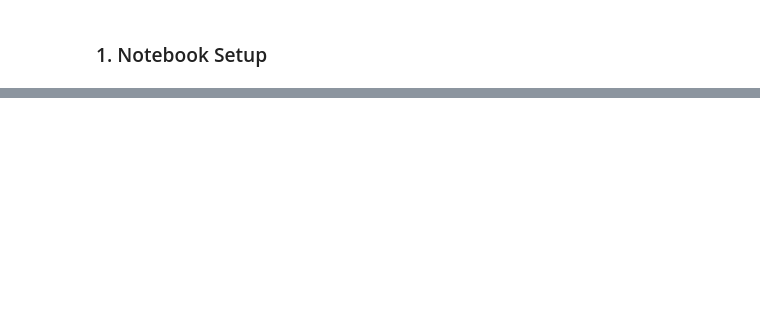
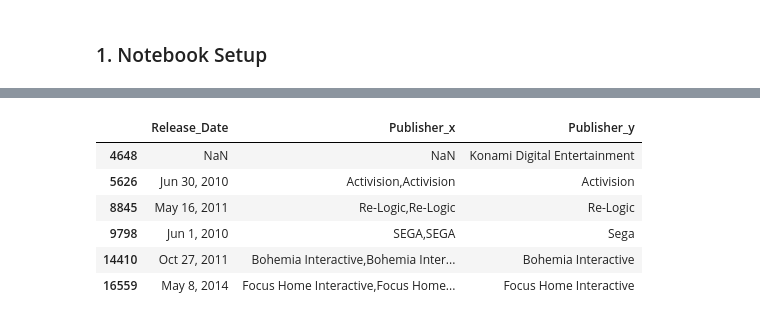
Before and after one commit to andrewbruening/Top-Global-Video-Game-Sales, a Jupyter notebook: TopGlobalGameSales.ipynb, the cells around one changed output, grey strips where cells are left out. Cells and saved outputs as stored; diff of their text form; code cells hidden in the pictures; blank space fills up the shorter version.

```diff
--- a/TopGlobalGameSales.ipynb
+++ b/TopGlobalGameSales.ipynb
@@ -447,0 +239,23 @@ biggames.to_csv(path_or_buf= 'C:\\Users\\Bruen\\Dropbox\\My PC (DESKTOP-V41C1LD)
+# %%
+# First, replace 'Unknown' with np.NaN
+globalsalesdf.Publisher_y.replace('Unknown', np.NaN, inplace= True)
+# %%
+# Next, fill NaNs in Publisher_y with values from Publisher_x
+globalsalesdf.Publisher_y.fillna(globalsalesdf.Publisher_x, inplace= True)
+# %%
+# Removing duplicates from our newly-formatted Publisher-y column
+# We can use split, expand it, and select the first column with .get(0)
+# Then we'll reassign it to Publisher_y
+globalsalesdf['Publisher_y'] = globalsalesdf.Publisher_y.str.split(',', expand = True).get(0)
+# %%
+# Samples are looking much better
+globalsalesdf.iloc[[4648, 5626, 8845, 9798, 14410, 16559], \
+              [1,globalsalesdf.columns.get_loc('Publisher_x'), globalsalesdf.columns.get_loc('Publisher_y')]]
+# %% [output]
+|  | Release_Date | Publisher_x | Publisher_y |
+| 4648 | NaN | NaN | Konami Digital Entertainment |
+| 5626 | Jun 30, 2010 | Activision,Activision | Activision |
+| 8845 | May 16, 2011 | Re-Logic,Re-Logic | Re-Logic |
+| 9798 | Jun 1, 2010 | SEGA,SEGA | Sega |
+| 14410 | Oct 27, 2011 | Bohemia Interactive,Bohemia Inter... | Bohemia Interactive |
+| 16559 | May 8, 2014 | Focus Home Interactive,Focus Home... | Focus Home Interactive |
```
Also changed, not shown: parts of 86 cells of this notebook.
